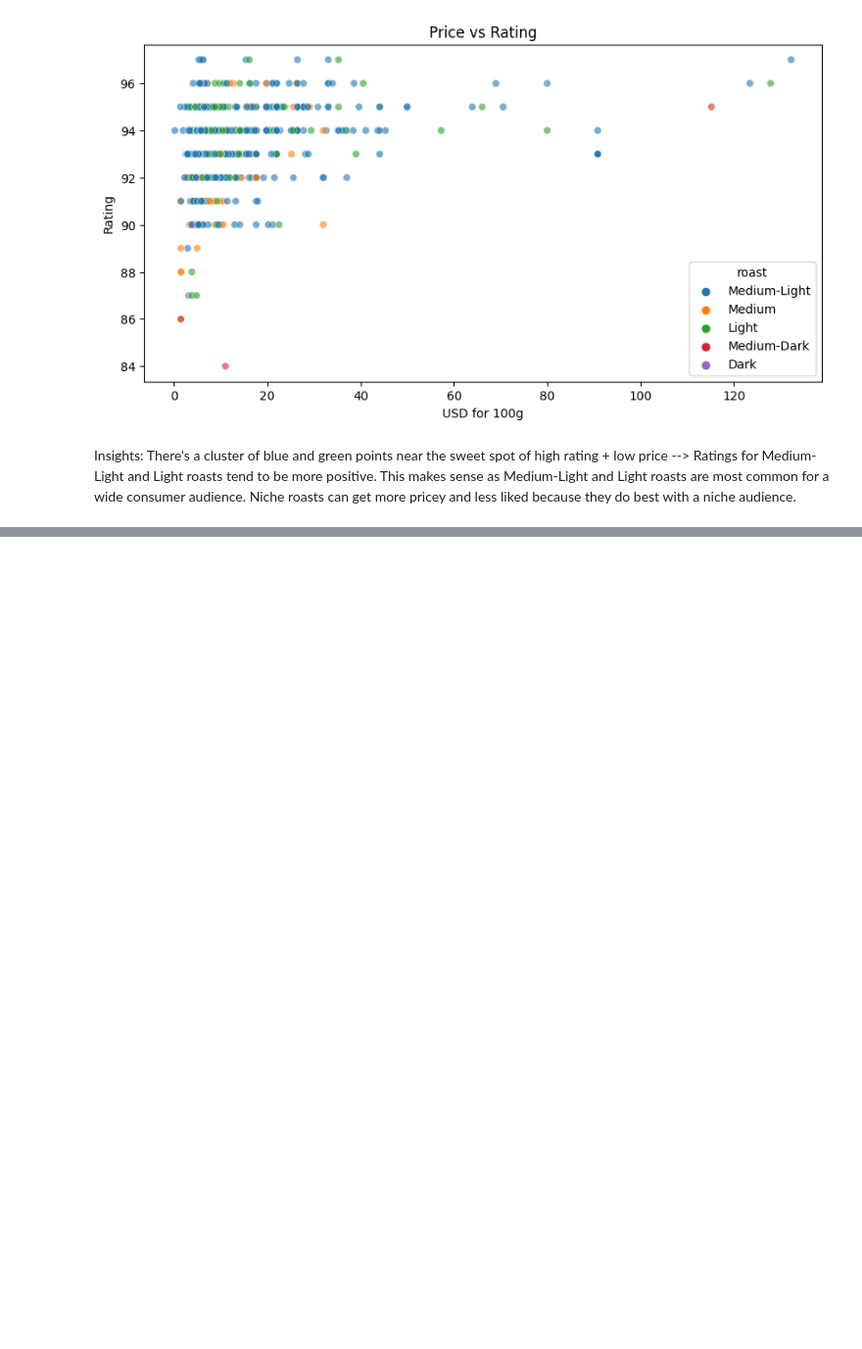
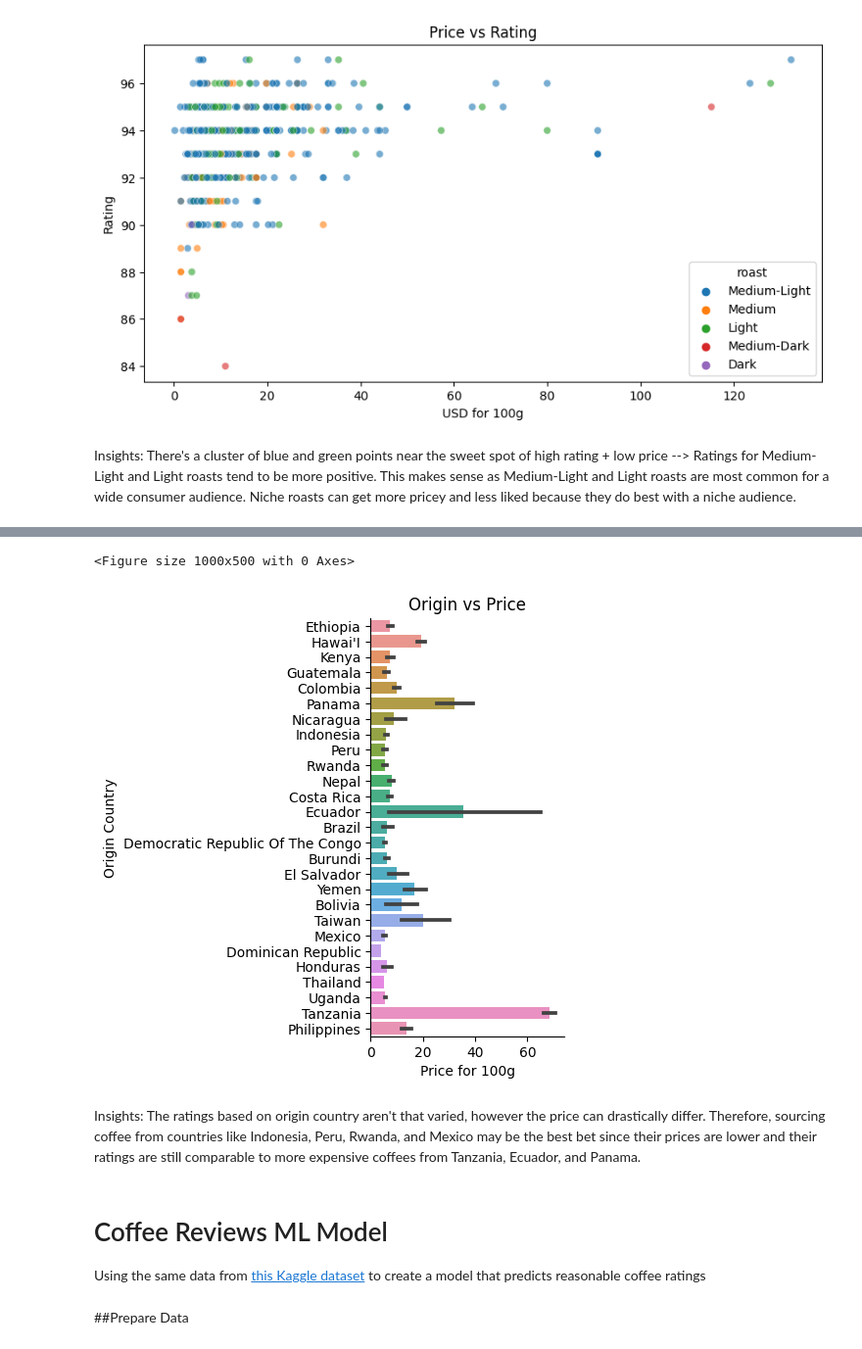
Before and after one commit to tanmayi2/CoffeeDataAnalysis-LCL, a Jupyter notebook: LunarCoLabDataAnalysis.ipynb, the cells around one changed output, grey strips where cells are left out. Shown: that part at 98% size. Drawn from its saved outputs; the diff is of its cells as text; code cells hidden in the pictures; blank space fills up the shorter version.

```diff
--- a/LunarCoLabDataAnalysis.ipynb
+++ b/LunarCoLabDataAnalysis.ipynb
@@ -47,0 +68,23 @@ Insights: There's a cluster of blue and green points near the sweet spot of high
+# %%
+#Origin vs Price --> Catplot for each loc
+fig = plt.figure(figsize=(10,5))
+sns.catplot(
+    data=data,
+    x='100g_USD',
+    y='origin',
+    kind="bar"
+)
+plt.title("Origin vs Price")
+plt.xlabel('Price for 100g')
+plt.ylabel('Origin Country')
+plt.show()
+# %% [output]
+<Figure size 1000x500 with 0 Axes>
+[figure, added]
+# %% [markdown]
+Insights: The ratings based on origin country aren't that varied, however the price can drastically differ. Therefore, sourcing coffee from countries like Indonesia, Peru, Rwanda, and Mexico may be the best bet since their prices are lower and their ratings are still comparable to more expensive coffees from Tanzania, Ecuador, and Panama.
+# %% [markdown]
+# Coffee Reviews ML Model
+Using the same data from [this Kaggle dataset](https://www.kaggle.com/datasets/schmoyote/coffee-reviews-dataset) to create a model that predicts reasonable coffee ratings
+# %% [markdown]
+##Prepare Data
```
Also changed, not shown: parts of 13 cells of this notebook.
